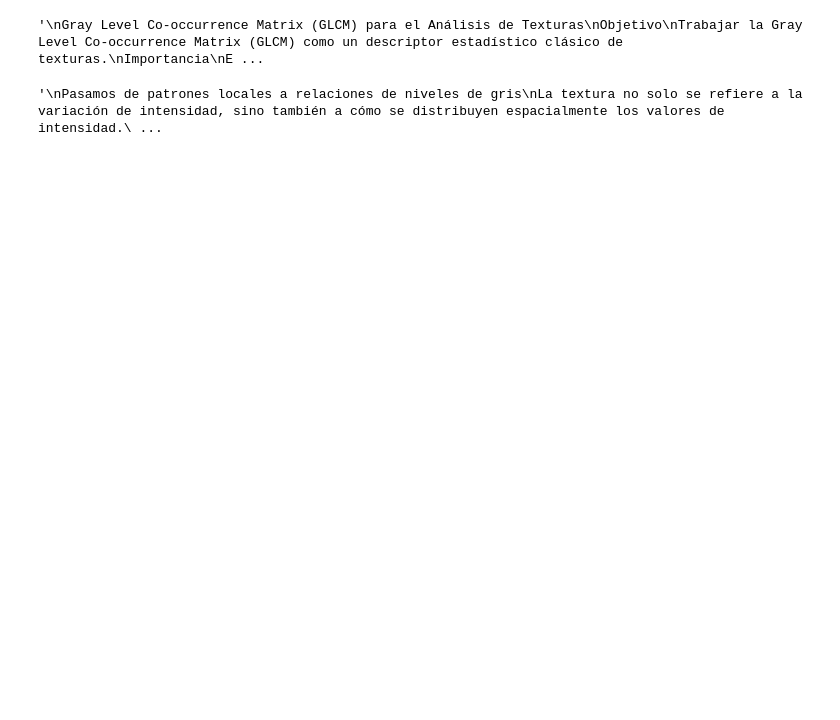
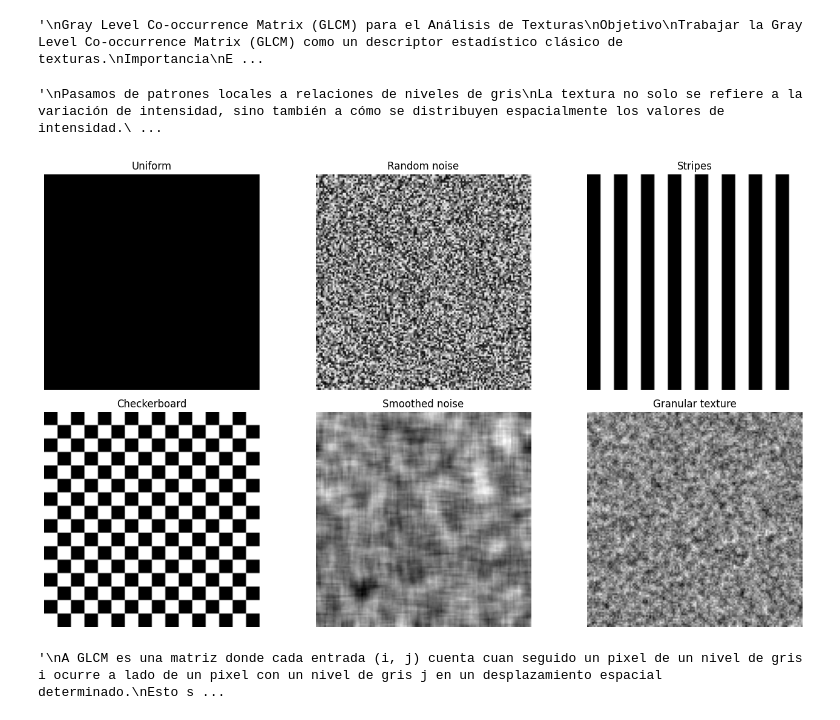
Before and after one commit to peterzm/ai-imaging-portfolio, a Jupyter notebook: 03_computer_vision/notebooks/07_glcm_texture_features.ipynb, the cells around one changed output. Saved outputs shown, nothing was run; the diff lists cells and outputs as text; code cells hidden in the pictures; blank space fills up the shorter version.

```diff
--- a/03_computer_vision/notebooks/07_glcm_texture_features.ipynb
+++ b/03_computer_vision/notebooks/07_glcm_texture_features.ipynb
@@ -106,3 +106,49 @@ def extract_glcm_features(image, distances=[1], angles=[0], levels=16):
         features[prop] = float(values.mean())
 
     return features
+# %%
+size = 128
+
+uniform = np.ones((size, size)) * 0.5
+noise = np.random.rand(size, size)
+
+x = np.arange(size)
+y = np.arange(size)
+xx, yy = np.meshgrid(x, y)
+
+stripes = ((xx // 8) % 2).astype(float)
+checkerboard = (((xx // 8) + (yy // 8)) % 2).astype(float)
+
+smoothed_noise = uniform_filter(np.random.rand(size, size), size=9)
+
+granular = uniform_filter(np.random.rand(size, size), size=3) + 0.3 * np.random.rand(size, size)
+granular = (granular - granular.min()) / (granular.max() - granular.min())
+# %%
+images = [uniform, noise, stripes, checkerboard, smoothed_noise, granular]
+titles = [
+    "Uniform",
+    "Random noise",
+    "Stripes",
+    "Checkerboard",
+    "Smoothed noise",
+    "Granular texture"
+]
+
+show_images(
+    images,
+    titles,
+    figsize=(14, 8),
+    save_path="../figures/figures_texture/glcm_input_textures.png"
+)
+# %% [output]
+[figure, added]
+# %%
+"""
+A GLCM es una matriz donde cada entrada (i, j) cuenta cuan seguido un pixel de un nivel de gris i ocurre a lado de un pixel con un nivel de gris j en un desplazamiento espacial determinado.
+Esto significa que la matriz depende:
+-Numero de los niveles de gris
+-Distancia entre pixels
+-el angulo(dirección)
+"""
+# %% [output]
+'\nA GLCM es una matriz donde cada entrada (i, j) cuenta cuan seguido un pixel de un nivel de gris i ocurre a lado de un pixel con un nivel de gris j en un desplazamiento espacial determinado.\nEsto s ...
```
Also changed, not shown: parts of 1 cell of this notebook, 2 other files.
